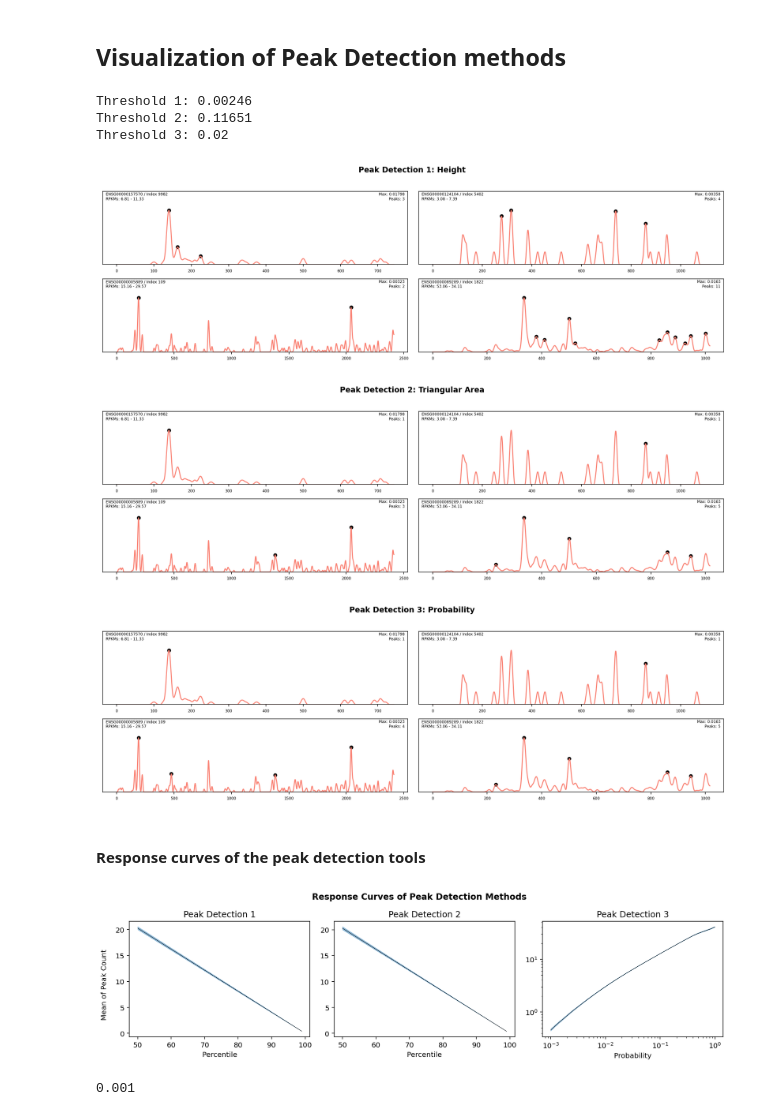
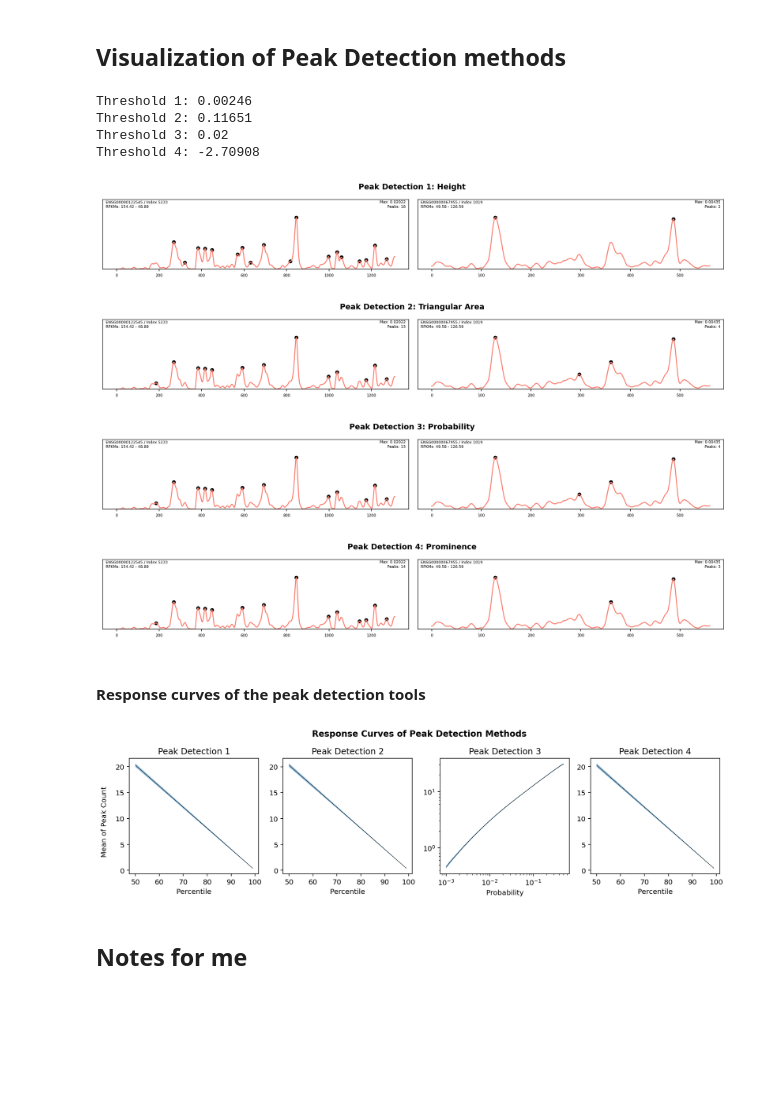
Before and after one commit to inecik/RiboSeqAnalysis, a Jupyter notebook: jupyter_server/ribosome_stalling_sites.ipynb, the cells around one changed output. Saved outputs shown, nothing was run; the diff lists cells and outputs as text; code cells hidden in the pictures; blank space fills up the shorter version.

Commit message:
Stalling peaks

```diff
--- a/jupyter_server/ribosome_stalling_sites.ipynb
+++ b/jupyter_server/ribosome_stalling_sites.ipynb
@@ -382,6 +403,7 @@ As a result, wlen=290 is the value I want to move with.
 Everything is similar to above, but this time aforementioned triangular area will be used for a peak. Here, I will try to find out a good thredhold for this.
 # %%
 peak_calculation = list()
+peak_prominences_for_pd_4 = list()
 for gene_id in I.gene_list:
     exp_rpkm = I.riboseq_sixtymers.experiment.calculate_rpkm_genes(gene_id)
     tra_rpkm = I.riboseq_sixtymers.translatome.calculate_rpkm_genes(gene_id)
@@ -395,8 +417,10 @@ for gene_id in I.gene_list:
             calc_prominences = peak_prominences(exp_rpm_s, peaks=peaks, wlen=290)
             calc_witdhs = peak_widths(exp_rpm_s, rel_height=1, peaks=peaks, prominence_data=calc_prominences, wlen=290)
             peak_calculation.append(calc_prominences[0] * calc_witdhs[0])
+            peak_prominences_for_pd_4.extend(list(calc_prominences[0]))
 print(f"Number of gene: {len(peak_calculation)}")
 peak_calculation = np.concatenate(peak_calculation, axis=0)
+peak_prominences_for_pd4_log = np.log10(np.array(peak_prominences_for_pd_4))  # For later use
 # %% [output]
 Number of gene: 11649
 # %%
@@ -667,46 +723,50 @@ def start_gene_list_creator(gene_number, start_from):
     return plot_gene
 
 def see_examples(function, gene_list_plot, the_title, *args, **kwargs):
-    x, y = 2, 2
+    x, y = 1, 2
     fig, axes = plt.subplots(x, y, figsize=(y * 7, x * 2))
     fig.suptitle(the_title, y=1.1, fontweight="bold")
     counter = 0
     for i1 in range(axes.shape[0]):
-        for i2 in range(axes.shape[1]):
-            total_exp, total_tra, gene_id = gene_list_plot[counter]
-            counter += 1
-            rpm_tra = I.riboseq_sixtymers.translatome.calculate_rpm_genes(gene_id)
-            arr = smooth_array(I.riboseq_sixtymers.experiment.calculate_rpm_positions(gene_id), window_len=25, window="hanning") / rpm_tra
-            peaks = function(gene_id, *args, **kwargs)
-            #axes[i1][i2].vlines(peaks, arr.min(),arr.max(), color="green", linestyle="--", linewidth=3)
-            axes[i1][i2].plot(arr, alpha=1, color="salmon")
-            axes[i1][i2].scatter(peaks, [arr[p] for p in peaks], color="black", alpha=1, s=25)
-            axes[i1][i2].set_ylim(0, arr.max() * 1.35)
-            axes[i1][i2].text(0.01, 0.99, f"{gene_id} / Index {I.gene_list.index(gene_id)}\nRPKMs: {round(total_exp,2)} - {round(total_tra,2)}", fontsize=6, transform=axes[i1][i2].transAxes, verticalalignment='top', horizontalalignment="left")
-            axes[i1][i2].text(0.99, 0.99, f"Max: {round(arr.max(),5)}\nPeaks: {len(peaks)}", fontsize=6, transform=axes[i1][i2].transAxes, verticalalignment='top', horizontalalignment="right")
-            axes[i1][i2].axes.get_yaxis().set_visible(False)
-            axes[i1][i2].tick_params(labelsize=6)
+        total_exp, total_tra, gene_id = gene_list_plot[counter]
+        counter += 1
+        rpm_tra = I.riboseq_sixtymers.translatome.calculate_rpm_genes(gene_id)
+        arr = smooth_array(I.riboseq_sixtymers.experiment.calculate_rpm_positions(gene_id), window_len=25, window="hanning") / rpm_tra
+        peaks = function(gene_id, *args, **kwargs)
+        #axes[i1][i2].vlines(peaks, arr.min(),arr.max(), color="green", linestyle="--", linewidth=3)
+        axes[i1].plot(arr, alpha=1, color="salmon")
+        axes[i1].scatter(peaks, [arr[p] for p in peaks], color="black", alpha=1, s=25)
+        axes[i1].set_ylim(0, arr.max() * 1.35)
+        axes[i1].text(0.01, 0.99, f"{gene_id} / Index {I.gene_list.index(gene_id)}\nRPKMs: {round(total_exp,2)} - {round(total_tra,2)}", fontsize=6, transform=axes[i1].transAxes, verticalalignment='top', horizontalalignment="left")
+        axes[i1].text(0.99, 0.99, f"Max: {round(arr.max(),5)}\nPeaks: {len(peaks)}", fontsize=6, transform=axes[i1].transAxes, verticalalignment='top', horizontalalignment="right")
+        axes[i1].axes.get_yaxis().set_visible(False)
+        axes[i1].tick_params(labelsize=6)
     plt.tight_layout()
     plt.show()
 # %%
 threshold_1 = np.percentile(log_peak_height_for_1, 90)
 threshold_2 = np.percentile(log_peak_height_for_2, 90)
 threshold_3 = 0.02
+threshold_4 = np.percentile(peak_prominences_for_pd4_log, 90)
 print(f"Threshold 1: {round(10**threshold_1, 5)}\n"
       f"Threshold 2: {round(10**threshold_2, 5)}\n"
-      f"Threshold 3: {round(threshold_3, 5)}")
-#gene_list_plot = start_gene_list_creator(4, 20)
-gene_list_plot = random_gene_list_creator(4)
+      f"Threshold 3: {round(threshold_3, 5)}\n"
+      f"Threshold 4: {round(threshold_4, 5)}")
+#gene_list_plot = start_gene_list_creator(2, 20)
+gene_list_plot = random_gene_list_creator(2)
 see_examples(peak_detection_inecik_1, gene_list_plot, "Peak Detection 1: Height", threshold_1)
 see_examples(peak_detection_inecik_2, gene_list_plot, "Peak Detection 2: Triangular Area", threshold_2)
 see_examples(peak_detection_inecik_3, gene_list_plot, "Peak Detection 3: Probability", threshold_3, params_h_additional, params_h, params_w)
+see_examples(peak_detection_inecik_4, gene_list_plot, "Peak Detection 4: Prominence", threshold_4)
 # %% [output]
 Threshold 1: 0.00246
 Threshold 2: 0.11651
 Threshold 3: 0.02
+Threshold 4: -2.70908
-[figure, old version]
+[figure, new version]
-[figure, old version]
+[figure, new version]
-[figure, old version]
+[figure, new version]
+[figure, added]
 # %% [markdown]
 #### Response curves of the peak detection tools
 # %%
@@ -741,7 +805,7 @@ except FileNotFoundError:
 # %%
-fig, ax = plt.subplots(1, 3, figsize=(12, 3), constrained_layout=True)
+fig, ax = plt.subplots(1, 4, figsize=(12, 3), constrained_layout=True)
 plt.suptitle("Response Curves of Peak Detection Methods", y=1.1, fontweight="bold")
-for i in range(3):
+for i in range(4):
     x_data = perc_range if i != 2 else prob_range
     arr = eval(f"perc_all_{i+1}.T")
     # Statistics
@@ -759,11 +823,8 @@ for i in range(3):
 ax[0].set_xlabel('Percentile')
 ax[1].set_xlabel('Percentile')
 ax[2].set_xlabel('Probability')
+ax[3].set_xlabel('Percentile')
 fig.text(-0.02, 0.5, "Mean of Peak Count", va='center', rotation='vertical')
 plt.show()
 # %% [output]
-[figure, old version]
+[figure, new version]
-# %%
-1e-3
-# %% [output]
-0.001
@@ -777,2 +831,4 @@ plt.show()
+# %% [markdown]
+## Notes for me
 # %%
 # NOTE: Confidence intervalleri hesaplarken normal değil fisk dağıldığını varsayalım...
```
Also changed, not shown: parts of 20 cells of this notebook, 1 other file.
